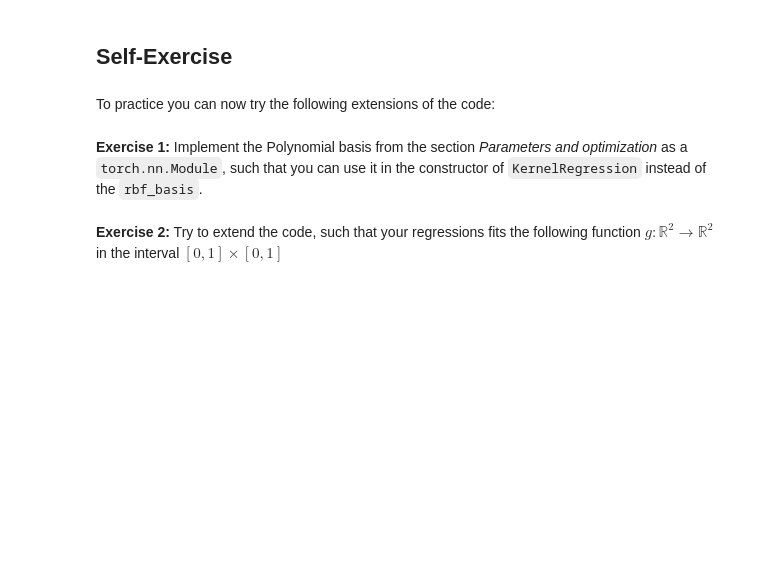
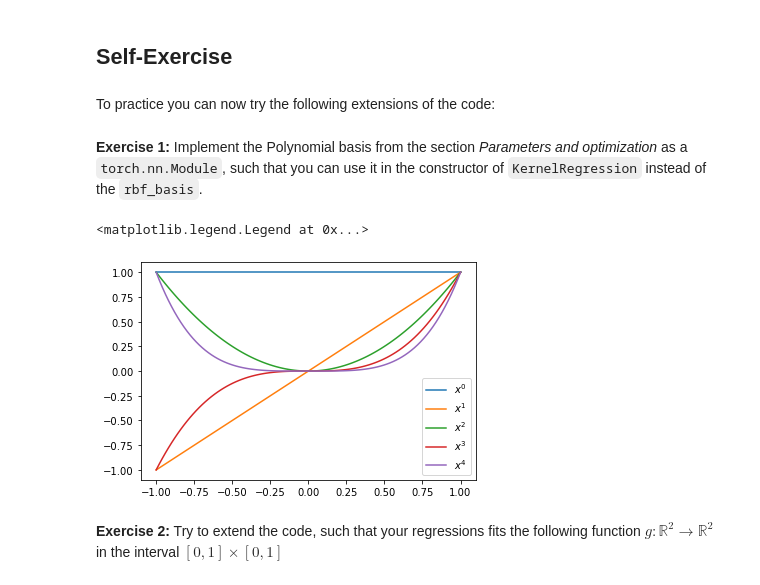
Before and after one commit to noegroup/deeplearning-lecture-21, a Jupyter notebook: pytorch-introduction.ipynb, the cells around one changed output. Saved outputs shown, nothing was run; the diff lists cells and outputs as text; code cells hidden in the pictures; blank space fills up the shorter version.

```diff
--- a/pytorch-introduction.ipynb
+++ b/pytorch-introduction.ipynb
@@ -456,15 +515,32 @@ except:
 To practice you can now try the following extensions of the code:
 # %% [markdown]
 **Exercise 1:** Implement the Polynomial basis from the section *Parameters and optimization* as a `torch.nn.Module`, such that you can use it in the constructor of `KernelRegression` instead of the `rbf_basis`.
-# %%
-class PolynomialBasis(torch.nn.Module):
-
-    def __init__(self, ...):
-        super().__init__()
-        # your code here
-
-    def forward(self, ...):
-        # your code here
+# %%
+class PolynomialBasis(torch.nn.Module):
+
+    def __init__(self, degree):
+        super().__init__()
+        self.degree = degree
+
+    def forward(self, x):
+        accum = torch.ones_like(x)
+        xs = []
+        for i in range(self.degree):
+            xs.append(accum)
+            accum = accum * x
+        xs = torch.cat(xs, dim=-1)
+        return xs
+# %%
+basis = PolynomialBasis(5)
+# %%
+x = torch.linspace(-1, 1, 100).view(-1, 1)
+y = basis(x)
+for n in range(basis.degree):
+    plt.plot(x, y[:, n], label=f"$x^{{{n}}}$");
+plt.legend()
+# %% [output]
+<matplotlib.legend.Legend at 0x...>
+[figure, added]
 # %% [markdown]
 **Exercise 2:** Try to extend the code, such that your regressions fits the following function $g \colon \mathbb{R}^2 \rightarrow \mathbb{R}^2$ in the interval $[0, 1] \times [0, 1]$
 # %%
```
Also changed, not shown: parts of 32 cells of this notebook.
